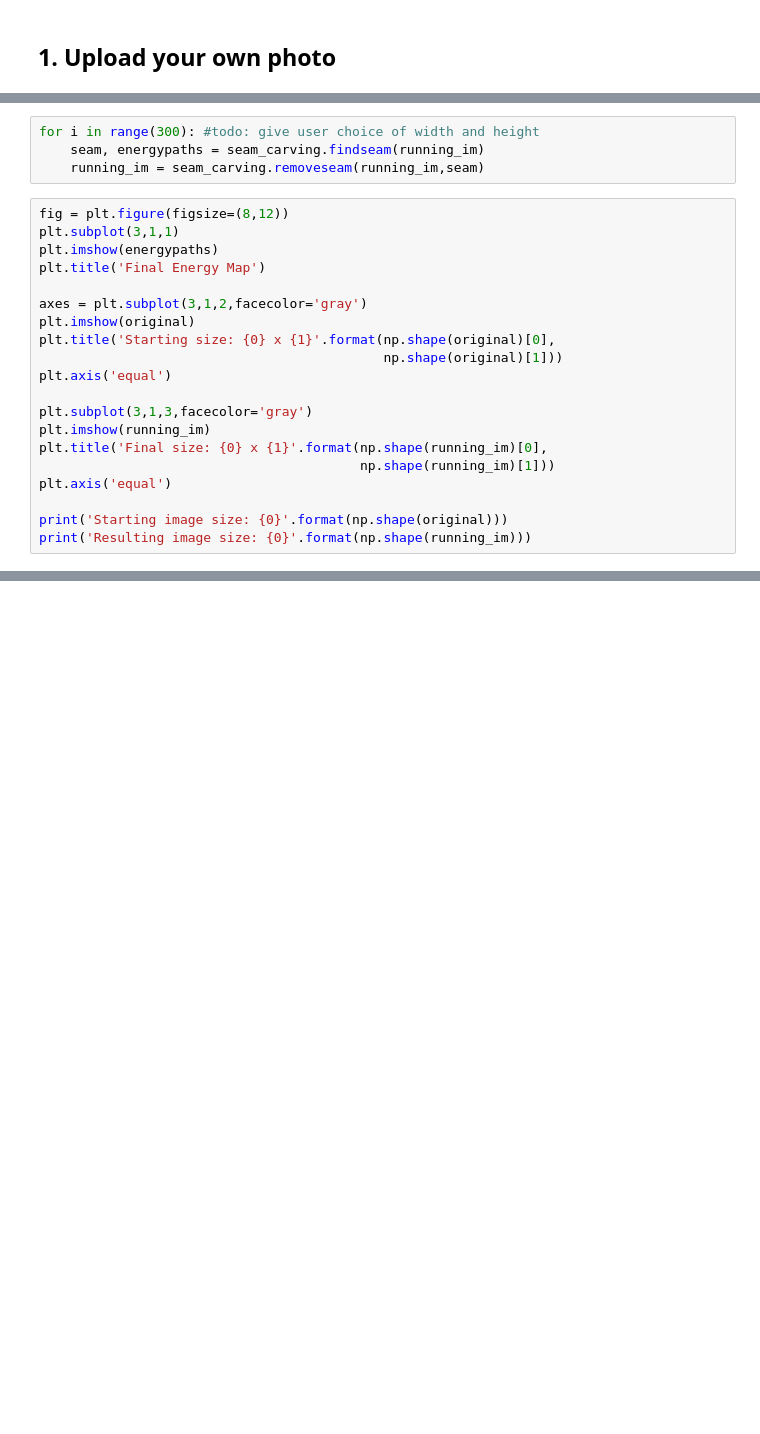
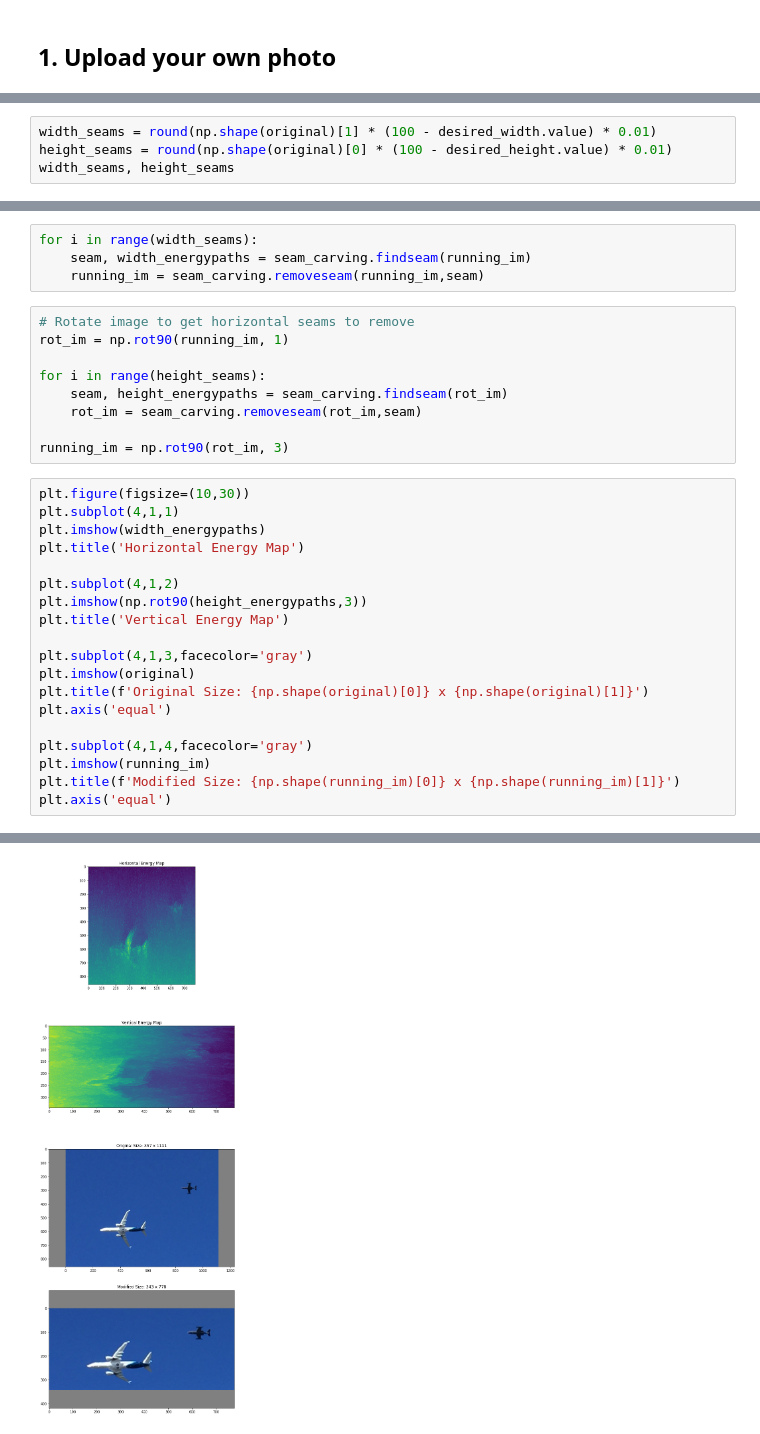
Before and after one commit to prashkn/seam-carving-computational-photography, a Jupyter notebook: seam_carving/public_seam_carving.ipynb, the cells around one changed output, grey strips where cells are left out. Saved outputs shown, nothing was run; the diff lists cells and outputs as text; blank space fills up the shorter version.

Commit message:
remove right amount of seams, display refactor

```diff
--- a/seam_carving/public_seam_carving.ipynb
+++ b/seam_carving/public_seam_carving.ipynb
@@ -55,0 +67,4 @@ print(desired_height.value)
+# %%
+width_seams = round(np.shape(original)[1] * (100 - desired_width.value) * 0.01)
+height_seams = round(np.shape(original)[0] * (100 - desired_height.value) * 0.01)
+width_seams, height_seams
@@ -56,24 +73,33 @@ print(desired_height.value)
 # %%
-for i in range(300): #todo: give user choice of width and height
-    seam, energypaths = seam_carving.findseam(running_im)
+for i in range(width_seams):
+    seam, width_energypaths = seam_carving.findseam(running_im)
     running_im = seam_carving.removeseam(running_im,seam)
+# %%
+# Rotate image to get horizontal seams to remove
+rot_im = np.rot90(running_im, 1)
+
+for i in range(height_seams):
+    seam, height_energypaths = seam_carving.findseam(rot_im)
+    rot_im = seam_carving.removeseam(rot_im,seam)
+
+running_im = np.rot90(rot_im, 3)
 # %%
-fig = plt.figure(figsize=(8,12))
-plt.subplot(3,1,1)
-plt.imshow(energypaths)
-plt.title('Final Energy Map')
+plt.figure(figsize=(10,30))
+plt.subplot(4,1,1)
+plt.imshow(width_energypaths)
+plt.title('Horizontal Energy Map')
 
-axes = plt.subplot(3,1,2,facecolor='gray')
+plt.subplot(4,1,2)
+plt.imshow(np.rot90(height_energypaths,3))
+plt.title('Vertical Energy Map')
+
+plt.subplot(4,1,3,facecolor='gray')
 plt.imshow(original)
-plt.title('Starting size: {0} x {1}'.format(np.shape(original)[0],
-                                            np.shape(original)[1]))
+plt.title(f'Original Size: {np.shape(original)[0]} x {np.shape(original)[1]}')
 plt.axis('equal')
 
-plt.subplot(3,1,3,facecolor='gray')
+plt.subplot(4,1,4,facecolor='gray')
 plt.imshow(running_im)
-plt.title('Final size: {0} x {1}'.format(np.shape(running_im)[0],
-                                         np.shape(running_im)[1]))
+plt.title(f'Modified Size: {np.shape(running_im)[0]} x {np.shape(running_im)[1]}')
 plt.axis('equal')
-
-print('Starting image size: {0}'.format(np.shape(original)))
-print('Resulting image size: {0}'.format(np.shape(running_im)))
+# %% [output]
@@ -79,0 +107 @@ print('Resulting image size: {0}'.format(np.shape(running_im)))
+[figure, added]
```
Also changed, not shown: parts of 10 cells of this notebook.
